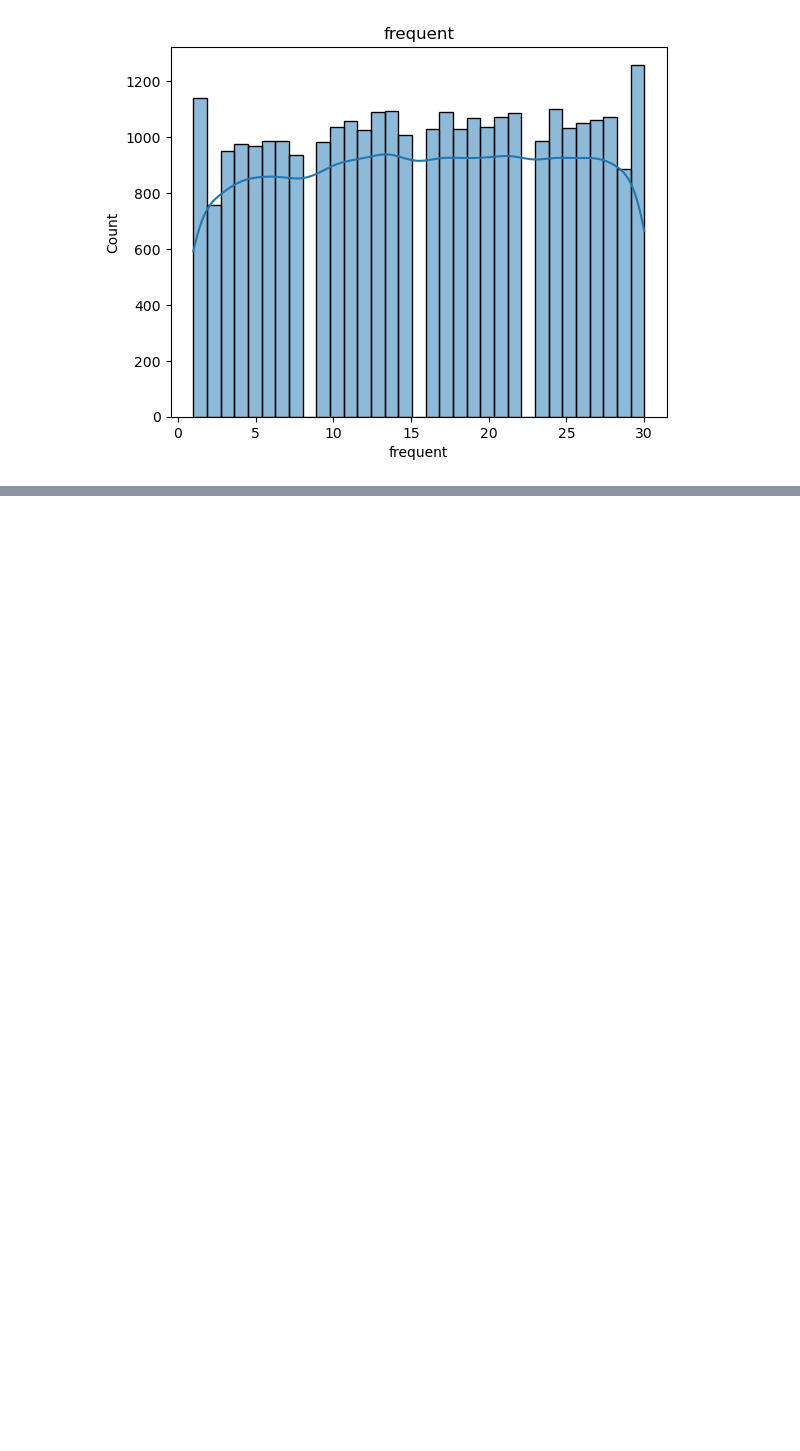
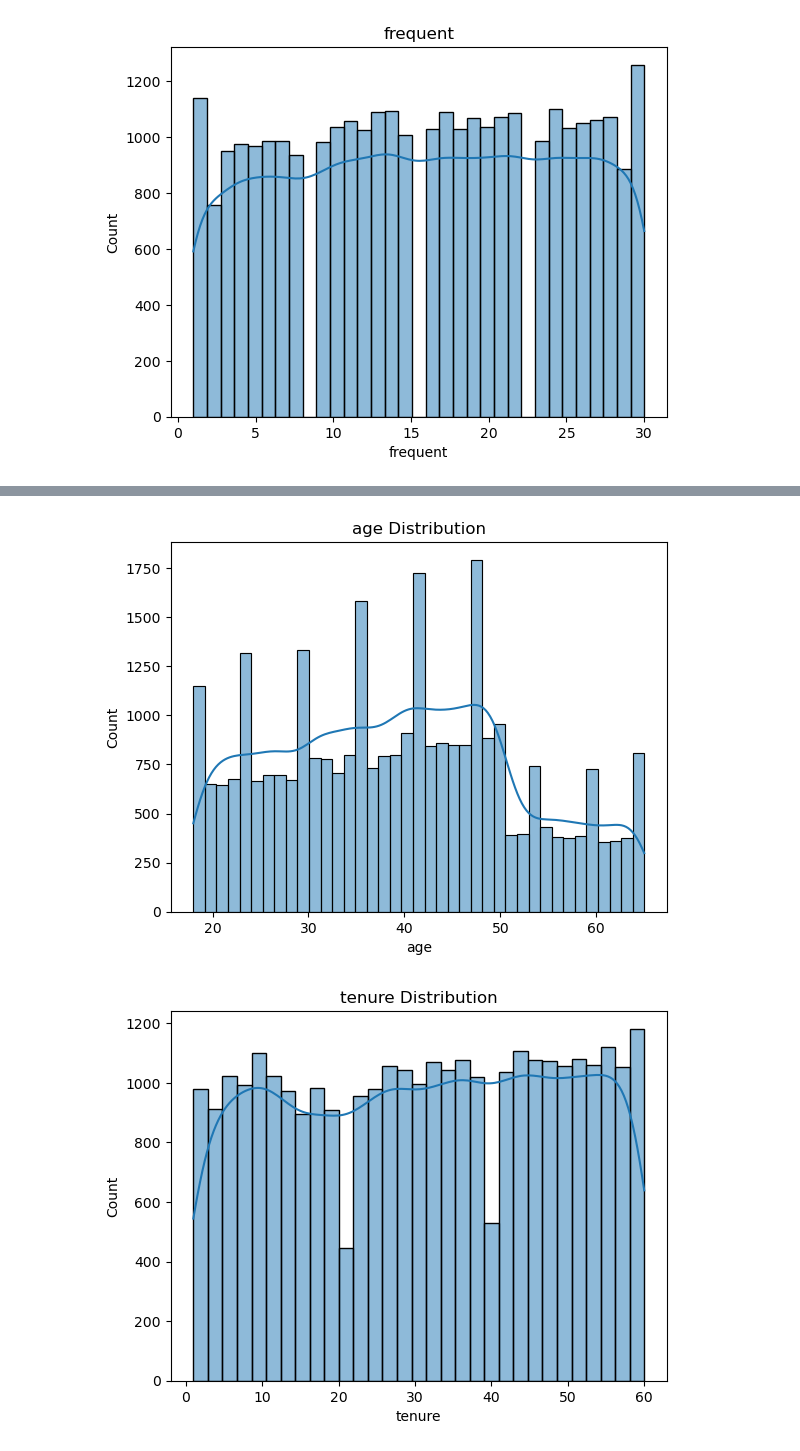
Before and after one commit to Yeoeun-Lim/dacon-customer-support-classification, a Jupyter notebook: notebooks/EDA.ipynb, the cells around one changed output, grey strips where cells are left out. Saved outputs shown, nothing was run; the diff lists cells and outputs as text; code cells hidden in the pictures; blank space fills up the shorter version.

```diff
--- a/notebooks/EDA.ipynb
+++ b/notebooks/EDA.ipynb
@@ -78,0 +111,10 @@ for col in num_cols[:3]:  # 상위 3개만 예시
+# %%
+# Feature Distribution by Group
+
+for col in ['age', 'tenure', 'contract_length']:
+    sns.histplot(train[col], kde=True)
+    plt.title(f"{col} Distribution")
+    plt.show()
+# %% [output]
+[figure, added]
+[figure, added]
```
Also changed, not shown: parts of 5 cells of this notebook.
